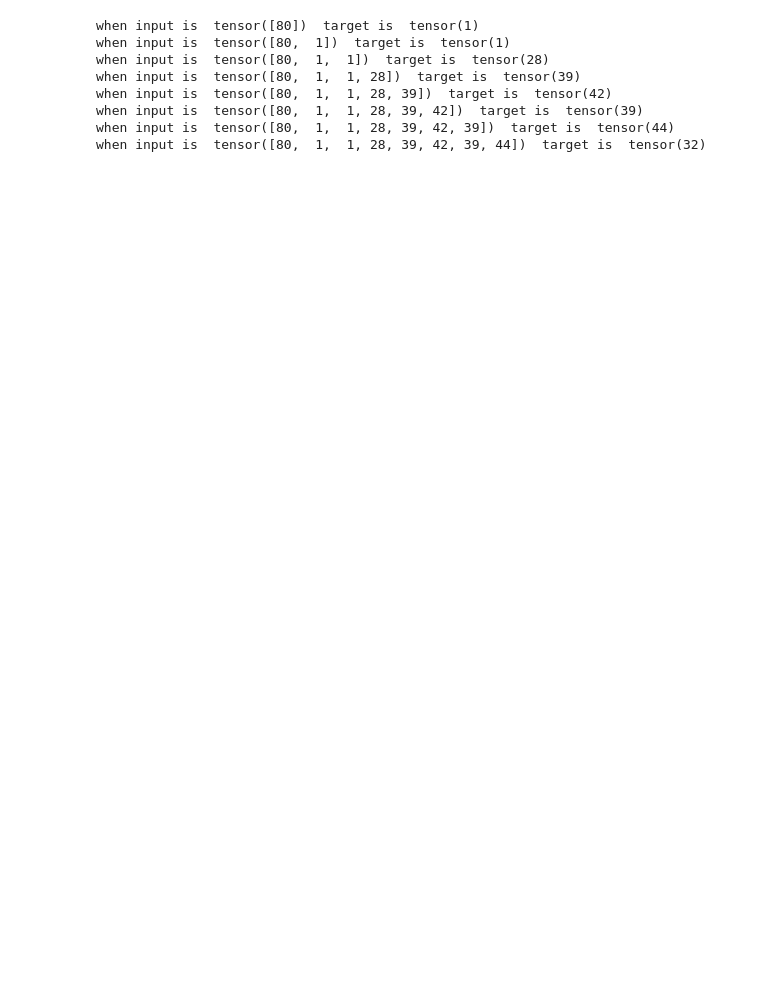
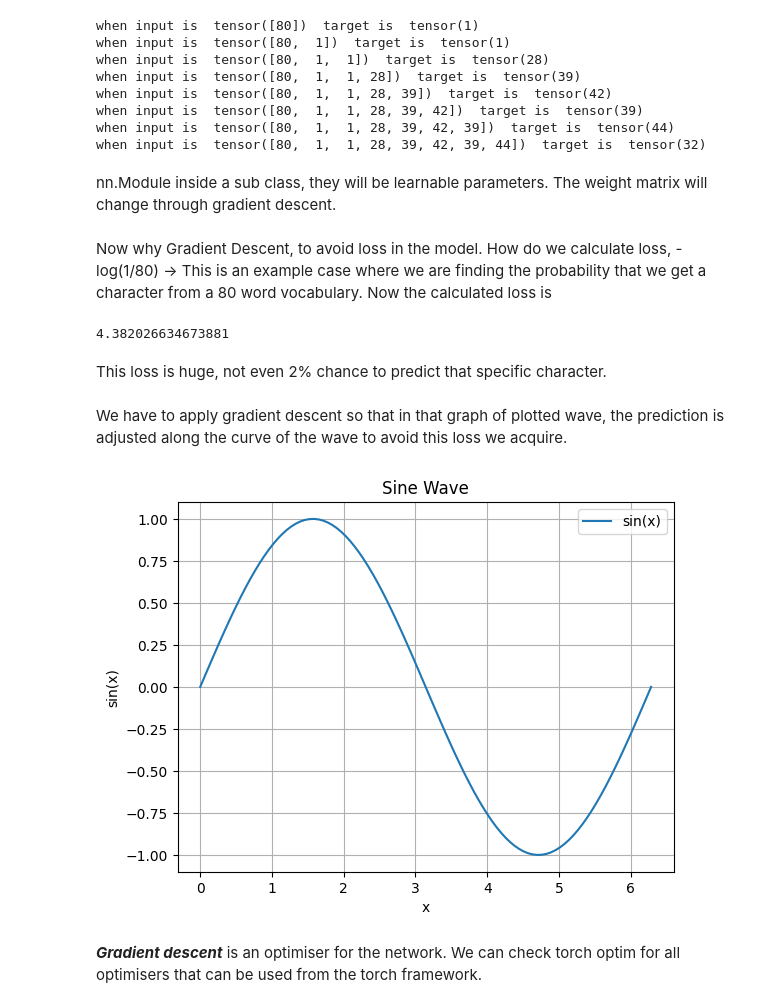
Before and after one commit to PranavJ6210/LLM, a Jupyter notebook: bigram.ipynb, the cells around one changed output. Cells and saved outputs as stored; diff of their text form; code cells hidden in the pictures; blank space fills up the shorter version.

Commit message:
Basics of Torch and Training

```diff
--- a/bigram.ipynb
+++ b/bigram.ipynb
@@ -41,3 +92,44 @@ when input is  tensor([80,  1,  1, 28, 39])  target is  tensor(42)
 when input is  tensor([80,  1,  1, 28, 39, 42])  target is  tensor(39)
 when input is  tensor([80,  1,  1, 28, 39, 42, 39])  target is  tensor(44)
 when input is  tensor([80,  1,  1, 28, 39, 42, 39, 44])  target is  tensor(32)
+# %% [markdown]
+nn.Module inside a sub class, they will be learnable parameters.
+The weight matrix will change through gradient descent.
+# %% [markdown]
+Now why Gradient Descent, to avoid loss in the model.
+How do we calculate loss, -log(1/80) -> This is an example case where we are finding the probability that we get a character from a 80 word vocabulary. Now the calculated loss is
+# %%
+import math
+print(-math.log(float(1/80)))
+# %% [output]
+4.382026634673881
+# %% [markdown]
+This loss is huge, not even 2% chance to predict that specific character.
+# %% [markdown]
+We have to apply gradient descent so that in that graph of plotted wave, the prediction is adjusted along the curve of the wave to avoid this loss we acquire.
+# %%
+import numpy as np
+import matplotlib.pyplot as plt
+
+# Generate values from 0 to 2π
+x = np.linspace(0, 2 * np.pi, 100)
+y = np.sin(x)
+
+# Plot the sine wave
+plt.plot(x, y, label="sin(x)")
+
+# Labels and title
+plt.xlabel("x")
+plt.ylabel("sin(x)")
+plt.title("Sine Wave")
+
+# Show legend and grid
+plt.legend()
+plt.grid()
+
+# Display the plot
+plt.show()
+# %% [output]
+[figure, added]
+# %% [markdown]
+***Gradient descent*** is an optimiser for the network. We can check torch optim for all optimisers that can be used from the torch framework.
```
Also changed, not shown: parts of 22 cells of this notebook, 2 other files.
